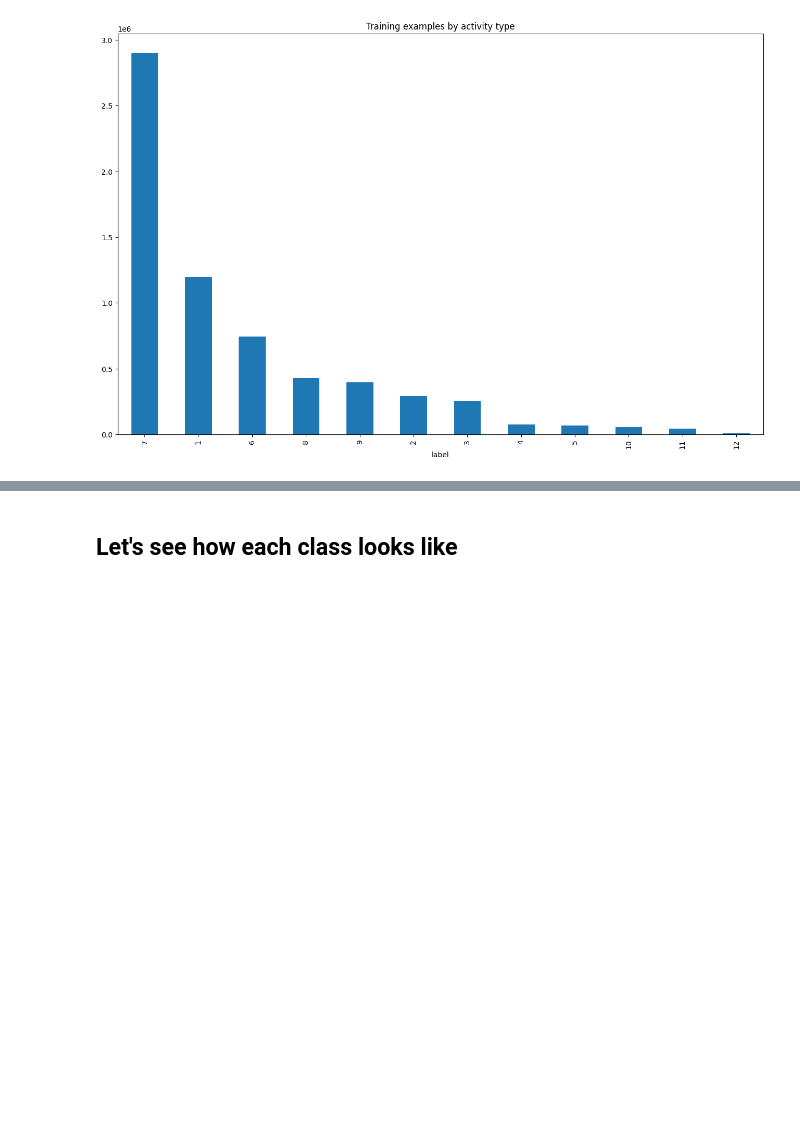
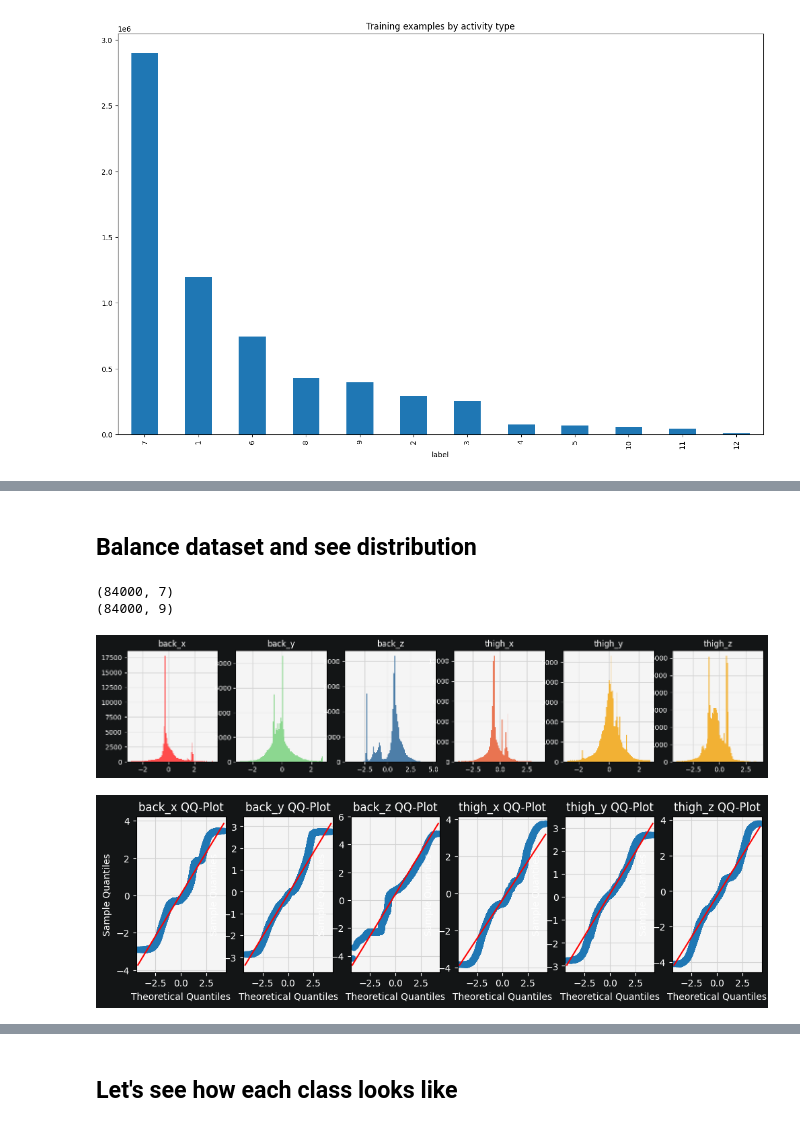
Before and after one commit to ELEFTHERIOSAMITSIS/data_mining, a Jupyter notebook: organize.ipynb, the cells around one changed output, grey strips where cells are left out. Drawn from its saved outputs; the diff is of its cells as text; code cells hidden in the pictures; blank space fills up the shorter version.

```diff
--- a/organize.ipynb
+++ b/organize.ipynb
@@ -23,0 +95,11 @@ smoothed_df=rolling_means(data,10)
+# %% [markdown]
+## Balance dataset and see distribution
+# %%
+data_filtered_balanced=get_balanced_dataset(data_filtered)
+bdata=get_balanced_dataset(data) # lathos isos
+plot_histograms_qqplots(data_filtered_balanced)
+# %% [output]
+(84000, 7)
+(84000, 9)
+[figure, added]
+[figure, added]
```
Also changed, not shown: parts of 29 cells of this notebook, 4 other files.
